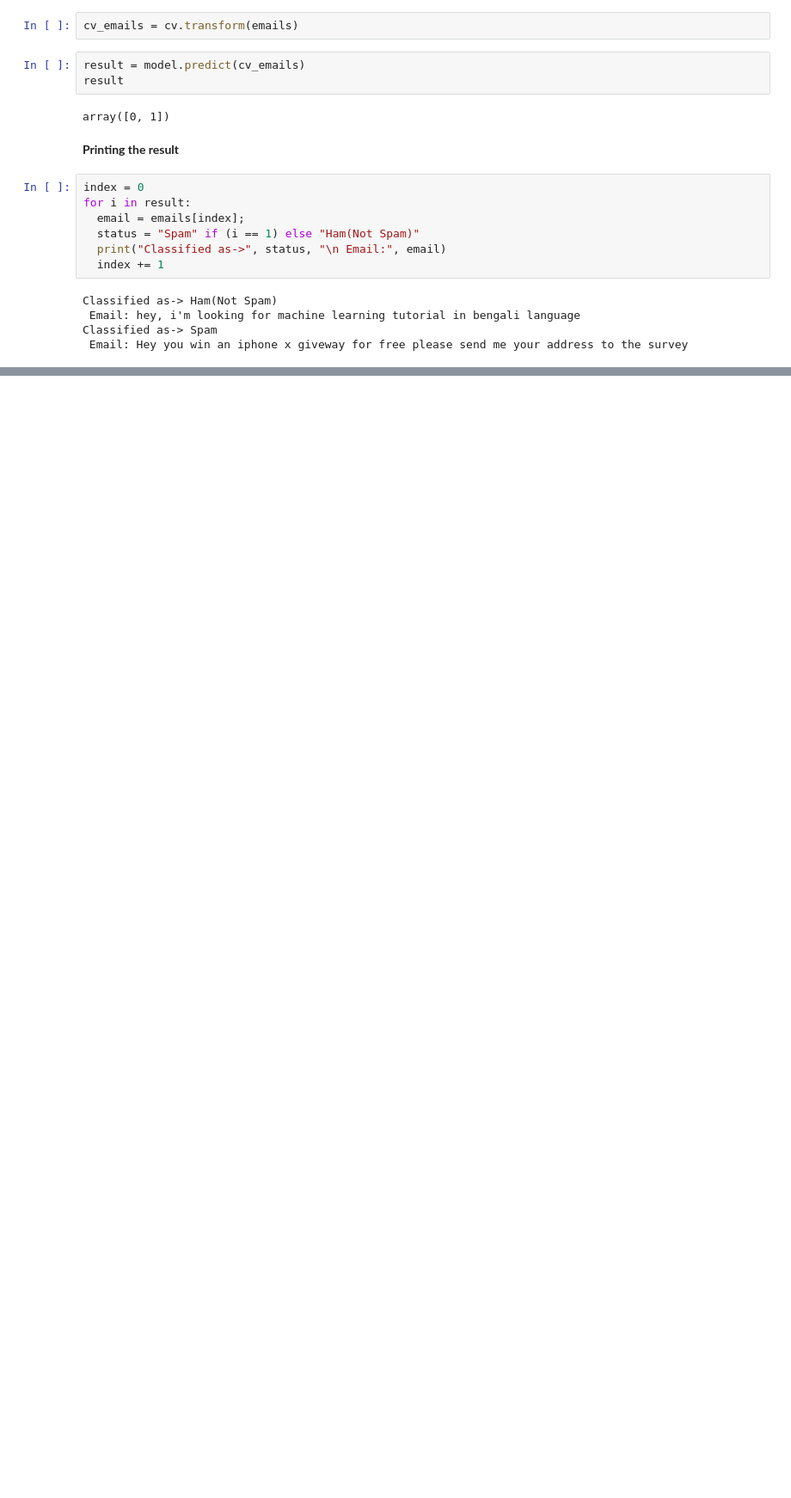
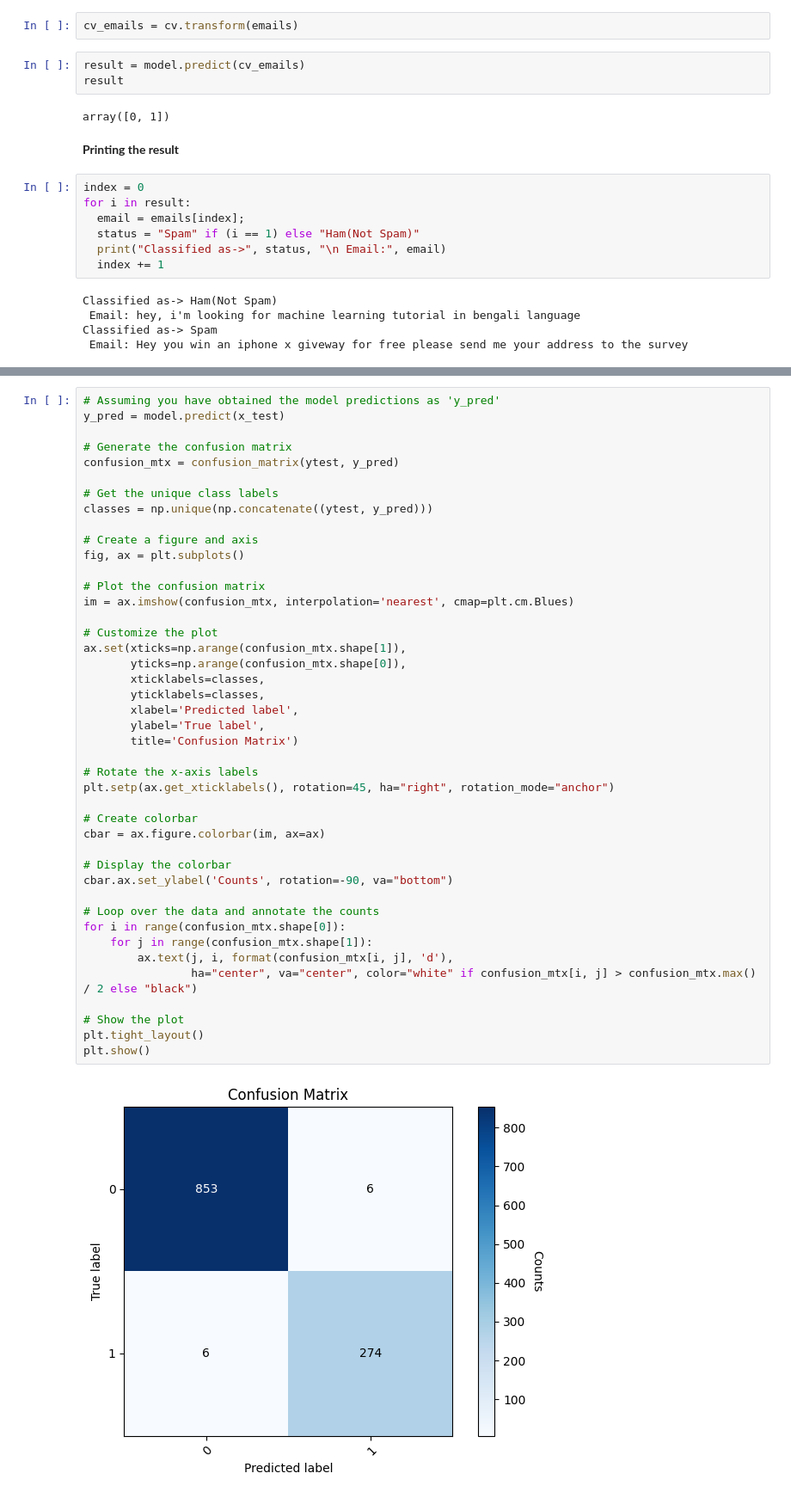
Before and after one commit to monirulhasan1996/SpamEmailClassification, a Jupyter notebook: SpamEmailClassification.ipynb, the cells around one changed output, grey strips where cells are left out. Shown: that part at 86% size. Cells and saved outputs as stored; diff of their text form; blank space fills up the shorter version.

```diff
--- a/SpamEmailClassification.ipynb
+++ b/SpamEmailClassification.ipynb
@@ -226 +240,46 @@ Classified as-> Spam
+# %%
+# Assuming you have obtained the model predictions as 'y_pred'
+y_pred = model.predict(x_test)
+
+# Generate the confusion matrix
+confusion_mtx = confusion_matrix(ytest, y_pred)
+
+# Get the unique class labels
+classes = np.unique(np.concatenate((ytest, y_pred)))
+
+# Create a figure and axis
+fig, ax = plt.subplots()
+
+# Plot the confusion matrix
+im = ax.imshow(confusion_mtx, interpolation='nearest', cmap=plt.cm.Blues)
+
+# Customize the plot
+ax.set(xticks=np.arange(confusion_mtx.shape[1]),
+       yticks=np.arange(confusion_mtx.shape[0]),
+       xticklabels=classes,
+       yticklabels=classes,
+       xlabel='Predicted label',
+       ylabel='True label',
+       title='Confusion Matrix')
+
+# Rotate the x-axis labels
+plt.setp(ax.get_xticklabels(), rotation=45, ha="right", rotation_mode="anchor")
+
+# Create colorbar
+cbar = ax.figure.colorbar(im, ax=ax)
+
+# Display the colorbar
+cbar.ax.set_ylabel('Counts', rotation=-90, va="bottom")
+
+# Loop over the data and annotate the counts
+for i in range(confusion_mtx.shape[0]):
+    for j in range(confusion_mtx.shape[1]):
+        ax.text(j, i, format(confusion_mtx[i, j], 'd'),
+                ha="center", va="center", color="white" if confusion_mtx[i, j] > confusion_mtx.max() / 2 else "black")
+
+# Show the plot
+plt.tight_layout()
+plt.show()
+# %% [output]
+[figure, added]
 # %% [markdown]
```
Also changed, not shown: parts of 7 cells of this notebook.
